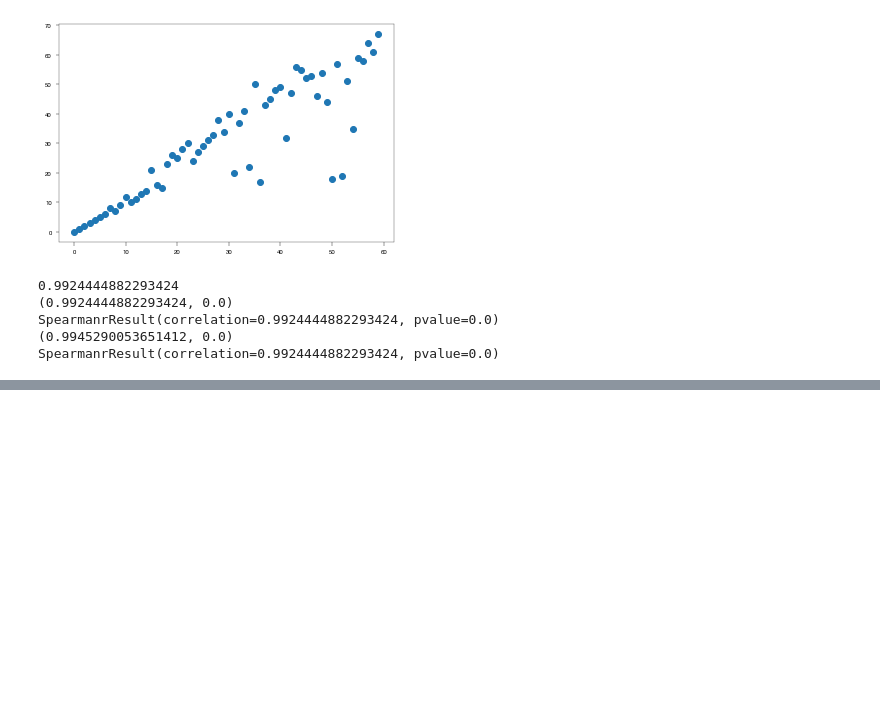
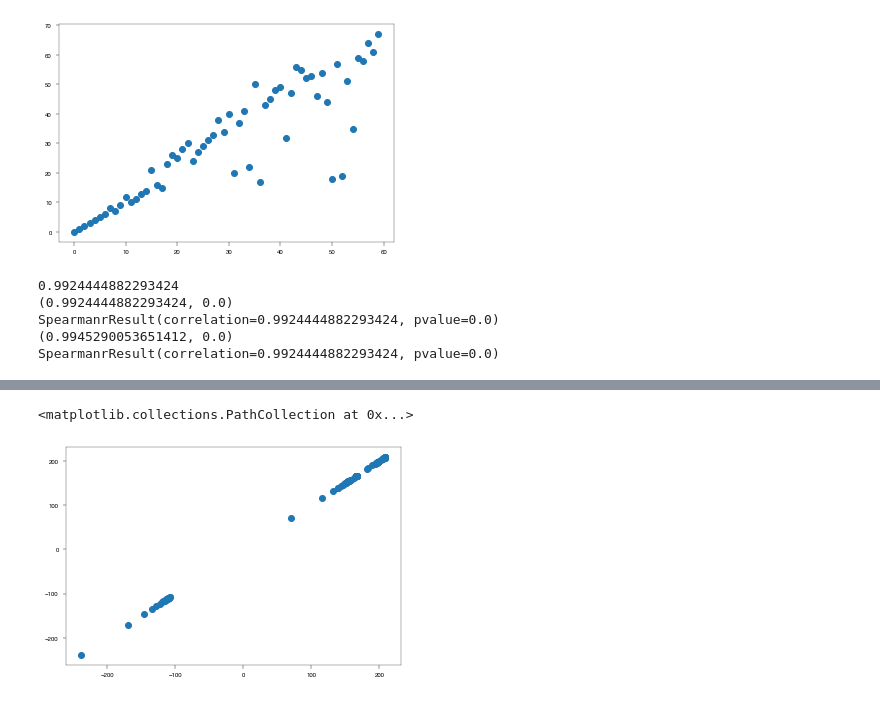
Before and after one commit to mauricelanghinrichs/memocell, a Jupyter notebook: paper/fig4.ipynb, the cells around one changed output, grey strips where cells are left out. Drawn from its saved outputs; the diff is of its cells as text; code cells hidden in the pictures; blank space fills up the shorter version.

```diff
--- a/paper/fig4.ipynb
+++ b/paper/fig4.ipynb
@@ -1968,0 +1760,3 @@ SpearmanrResult(correlation=0.9924444882293424, pvalue=0.0)
+# %%
+res_new = pickle.load(open('waiting_times_files/estimation_count_data_cd44_filtered_sigma022_minimal2_new.pickle', 'rb'))
+res_old = pickle.load(open('waiting_times_files/estimation_count_data_cd44_filtered_sigma022_minimal2.pickle', 'rb'))
@@ -1968,0 +1769,8 @@ SpearmanrResult(correlation=0.9924444882293424, pvalue=0.0)
+# %%
+net_names_new = [est.net.net_name for est in res_new]
+model_probs_new = me.selection.compute_model_probabilities(res_new)
+evids_new =  [est.bay_est_log_evidence for est in res_new]
+# %%
+net_names_old = [est.net.net_name for est in res_old]
+model_probs_old = me.selection.compute_model_probabilities(res_old)
+evids_old =  [est.bay_est_log_evidence for est in res_old]
@@ -1968,0 +1828,5 @@ SpearmanrResult(correlation=0.9924444882293424, pvalue=0.0)
+# %%
+plt.scatter(evids_new, evids_old)
+# %% [output]
+<matplotlib.collections.PathCollection at 0x...>
+[figure, added]
```
Also changed, not shown: parts of 14 cells of this notebook, 14 other files.
